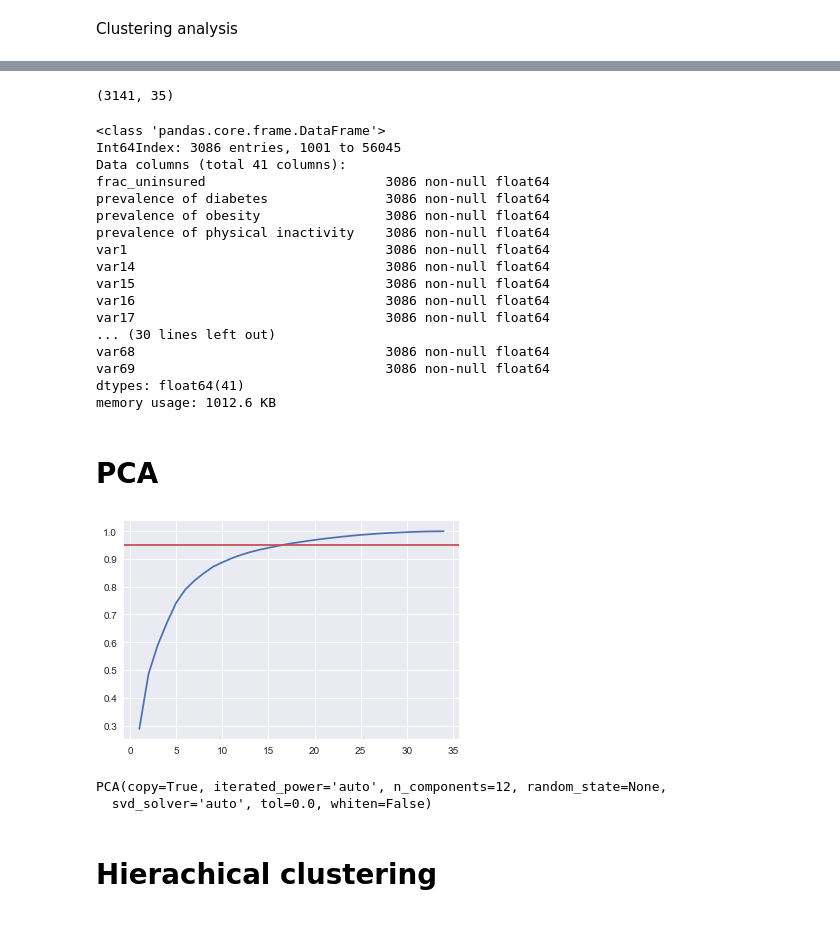
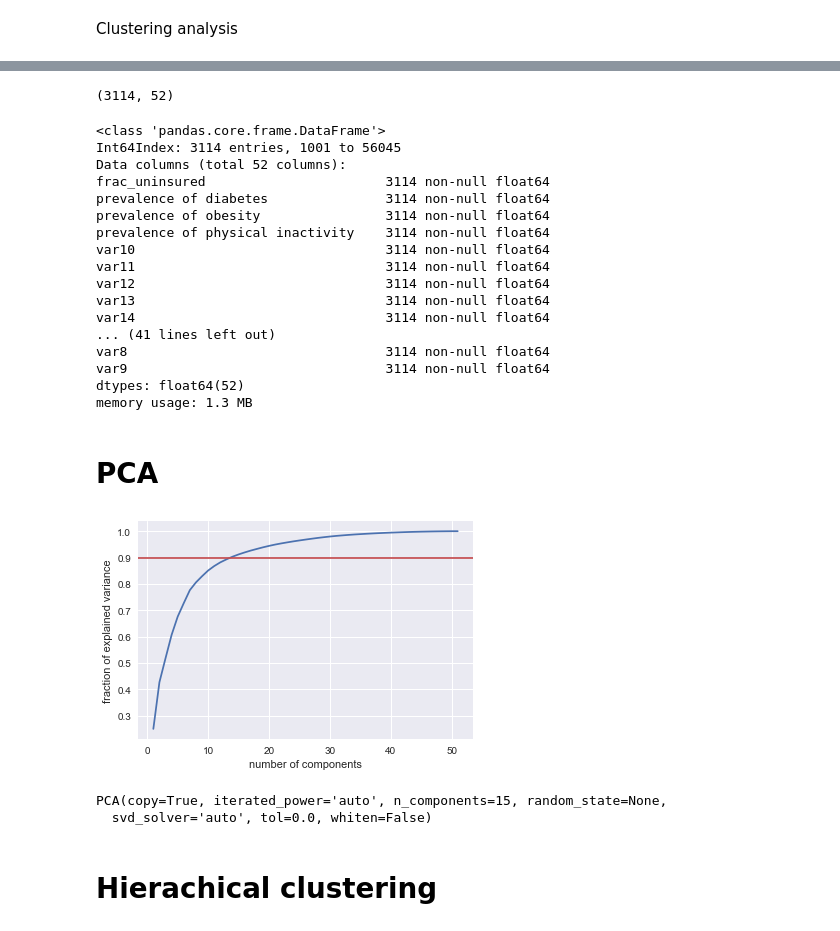
Before and after one commit to cathyxinxyz/Capstone_Project_1, a Jupyter notebook: Codes/Hierachical Clustering analysis.ipynb, the cells around one changed output, grey strips where cells are left out. Drawn from its saved outputs; the diff is of its cells as text; code cells hidden in the pictures.

```diff
--- a/Codes/Hierachical Clustering analysis.ipynb
+++ b/Codes/Hierachical Clustering analysis.ipynb
@@ -15,6 +15,6 @@ var_info_df=pd.read_csv(url,encoding="ISO-8859-1", index_col='variable')
 # %%
 number_null_values_percol=df.isnull().sum(axis=0)
 #columns with over 100 missing values
-cols_with_over_50_null_values=number_null_values_percol[number_null_values_percol>50]
-print (cols_with_over_50_null_values.index)
+cols_with_over_30_null_values=number_null_values_percol[number_null_values_percol>30]
+print (cols_with_over_30_null_values.index)
 # %% [output]
@@ -22,5 +22,5 @@ Index(['var28', 'var29', 'var41', 'var43', 'var54', 'var57'], dtype='object')
 # %%
-df=df.drop(cols_with_over_50_null_values.index, axis=1)
+df=df.drop(cols_with_over_30_null_values.index, axis=1)
 # %%
 df.info()
 # %% [output]
@@ -49,31 +49,31 @@ from pandas.api.types import is_numeric_dtype
 df=df[df.columns.difference(['State', 'County', 'RUCC_2013'])]
 # %%
 #drop these columns first
-df=df.dropna(axis=1)
+df=df.dropna()
 # %%
 df.shape
 # %% [output]
-(3141, 35)
+(3114, 52)
 # %%
 df.info()
 # %% [output]
 <class 'pandas.core.frame.DataFrame'>
-Int64Index: 3086 entries, 1001 to 56045
-Data columns (total 41 columns):
-frac_uninsured                       3086 non-null float64
-prevalence of diabetes               3086 non-null float64
-prevalence of obesity                3086 non-null float64
-prevalence of physical inactivity    3086 non-null float64
-var1                                 3086 non-null float64
-var14                                3086 non-null float64
-var15                                3086 non-null float64
-var16                                3086 non-null float64
-var17                                3086 non-null float64
-... (30 lines left out)
-var68                                3086 non-null float64
-var69                                3086 non-null float64
-dtypes: float64(41)
-memory usage: 1012.6 KB
+Int64Index: 3114 entries, 1001 to 56045
+Data columns (total 52 columns):
+frac_uninsured                       3114 non-null float64
+prevalence of diabetes               3114 non-null float64
+prevalence of obesity                3114 non-null float64
+prevalence of physical inactivity    3114 non-null float64
+var10                                3114 non-null float64
+var11                                3114 non-null float64
+var12                                3114 non-null float64
+var13                                3114 non-null float64
+var14                                3114 non-null float64
+... (41 lines left out)
+var8                                 3114 non-null float64
+var9                                 3114 non-null float64
+dtypes: float64(52)
+memory usage: 1.3 MB
 # %%
 min_max_scaler = preprocessing.MinMaxScaler()
 X_minmax = min_max_scaler.fit_transform(df.values)
@@ -94,16 +94,18 @@ for d in range(1,len(normed_df.columns)):
     explained_var.append(sum(pca.explained_variance_ratio_))
 # %%
 plt.plot(range(1,len(normed_df.columns)), explained_var)
-plt.axhline(y=0.95, color='r')
+plt.axhline(y=0.9, color='r')
+plt.xlabel('number of components')
+plt.ylabel('fraction of explained variance')
 plt.show()
 # %% [output]
-[figure, old version]
+[figure, new version]
 # %%
 #90% of variance can be explained by 11 components out of total 35 variables
-pca = PCA(n_components=12)
+pca = PCA(n_components=15)
 pca.fit(normed_df)
 # %% [output]
-PCA(copy=True, iterated_power='auto', n_components=12, random_state=None,
+PCA(copy=True, iterated_power='auto', n_components=15, random_state=None,
   svd_solver='auto', tol=0.0, whiten=False)
 # %%
 data_transformed=pca.transform(normed_df)
```
Also changed, not shown: parts of 14 cells of this notebook, 9 other files.
